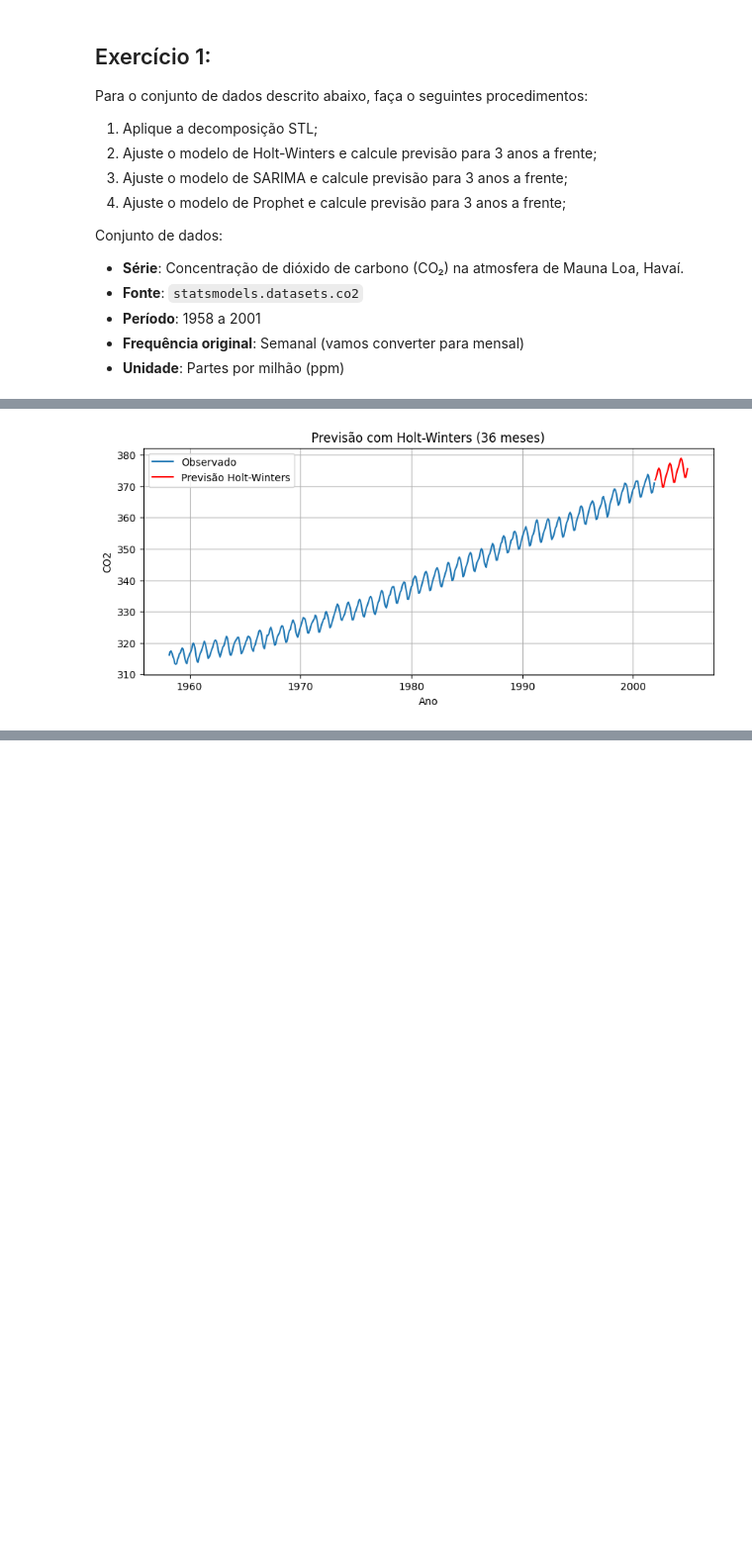
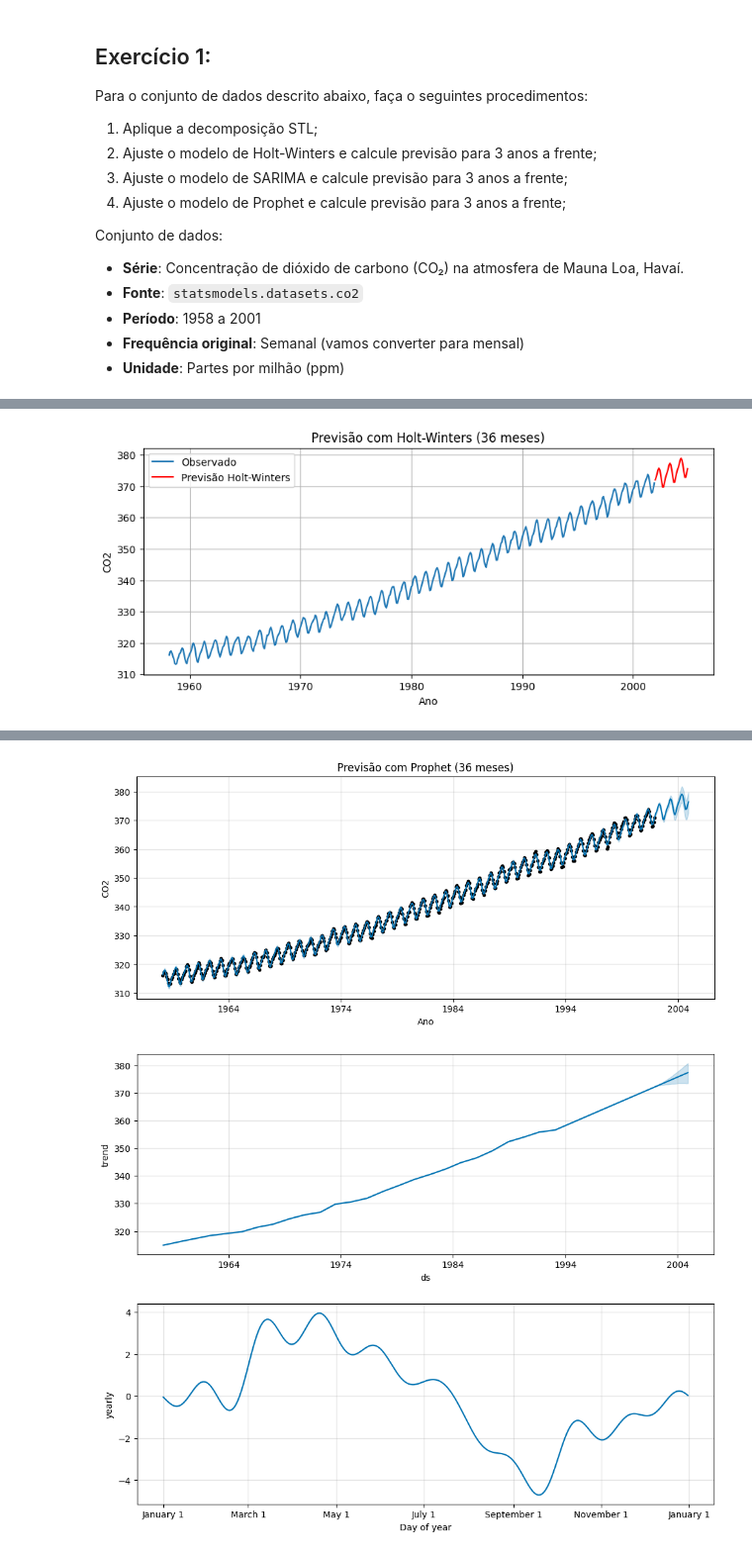
Before and after one commit to py200041592/CEE2, a Jupyter notebook: 26_series_temporais.ipynb, the cells around one changed output, grey strips where cells are left out. Shown at 99% size. Saved outputs shown, nothing was run; the diff lists cells and outputs as text; code cells hidden in the pictures; blank space fills up the shorter version.

```diff
--- a/26_series_temporais.ipynb
+++ b/26_series_temporais.ipynb
@@ -778,30 +778,55 @@ plt.legend()
 plt.grid(True)
 plt.show()
 
-###### Ajuste o modelo de SARIMA e calcule previsão para 3 anos a frente;  #####
-decomp_sarima = pm.auto_arima(df['co2'], seasonal=True, m=12)
-n_periods = 36
-previsao, intervalo = decomp_sarima.predict(n_periods=n_periods, return_conf_int=True, alpha=0.05)
 
-df_previsao = pd.DataFrame({
-    'Previsao': previsao,
-    'IC_inferior': intervalo[:, 0],
-    'IC_superior': intervalo[:, 1]
-}, index=previsao.index)
+###### Ajuste o modelo de SARIMA e calcule previsão para 3 anos à frente ######
+#import pmdarima as pm
 
-plt.figure(figsize=(10, 4))
-plt.plot(df.index, df['co2'], label='Observado')
-plt.plot(df_previsao.index, df_previsao['Previsao'], label='Previsão', color='orange')
-plt.fill_between(df_previsao.index,
-                 df_previsao['IC_inferior'],
-                 df_previsao['IC_superior'],
-                 color='orange', alpha=0.4, label='Intervalo de confiança (95%)')
-plt.title('Previsão com auto_arima')
-plt.xlabel('Ano')
-plt.ylabel('CO2')
-plt.legend()
-plt.grid(True)
-plt.show()
+#decomp_sarima = pm.auto_arima(
+#    df['co2'],
+#    seasonal=True,
+#    m=12,
+#    start_p=1,
+#    start_q=1,
+#    max_p=3,
+#    max_q=3,
+#    start_P=0,
+#    start_Q=0,
+#    max_P=2,
+#    max_Q=2,
+#   d=None,
+#    D=1,
+#    trace=True,
+#    error_action='ignore',
+#    suppress_warnings=True,
+#    stepwise=True
+#)
+
+#n_periods = 36
+#previsao, intervalo = decomp_sarima.predict(n_periods=n_periods, return_conf_int=True, alpha=0.05)
+
+#index_previsao = pd.date_range(df.index[-1] + pd.offsets.MonthBegin(1), periods=n_periods, freq='MS')
+
+#df_previsao = pd.DataFrame({
+#    'Previsao': previsao,
+#    'IC_inferior': intervalo[:, 0],
+#    'IC_superior': intervalo[:, 1]
+#}, index=index_previsao)
+
+#plt.figure(figsize=(10, 4))
+#plt.plot(df.index, df['co2'], label='Observado')
+#plt.plot(df_previsao.index, df_previsao['Previsao'], label='Previsão SARIMA', color='orange')
+#plt.fill_between(df_previsao.index,
+#                 df_previsao['IC_inferior'],
+#                 df_previsao['IC_superior'],
+#                 color='orange', alpha=0.3, label='Intervalo de confiança (95%)')
+#plt.title('Previsão com SARIMA (auto_arima)')
+#plt.xlabel('Ano')
+#plt.ylabel('CO2')
+#plt.legend()
+#plt.grid(True)
+#plt.show()
+
 
 ##### Ajuste o modelo de Prophet e calcule previsão para 3 anos a frente; ######
 decomp_prophet = df["co2"].reset_index().rename(columns={'index': 'ds', 'co2': 'y'})
@@ -831,0 +867,2 @@ KeyboardInterrupt:
+[figure, added]
+[figure, added]
```
Also changed, not shown: parts of 1 cell of this notebook.
